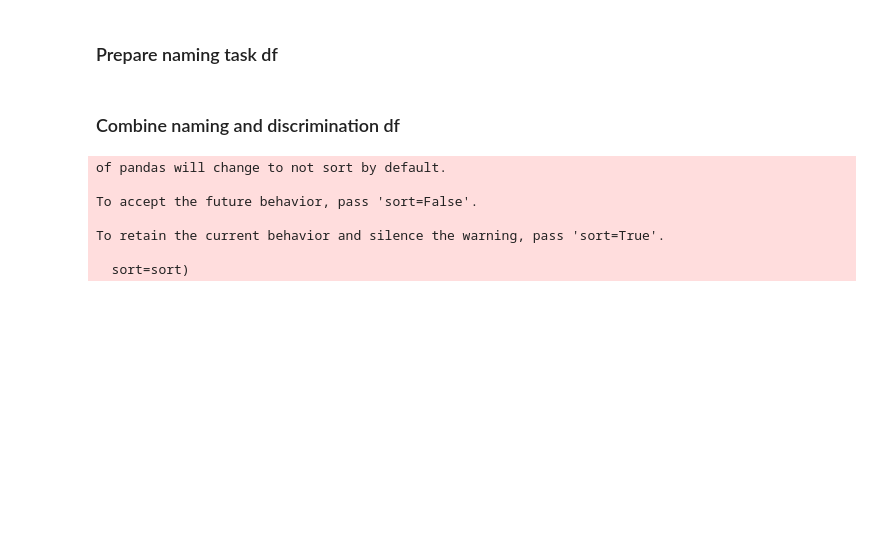
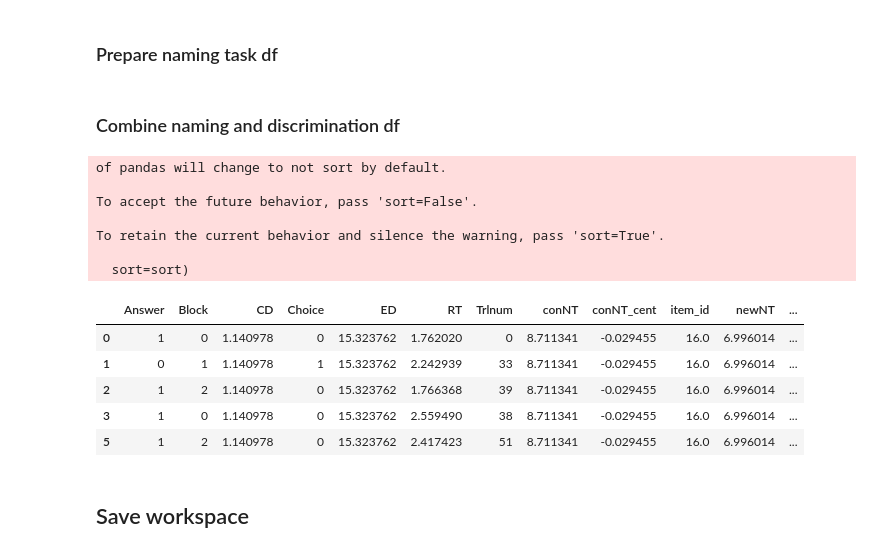
Before and after one commit to oliver-contier/ri_hmax, a Jupyter notebook: data_exploration.ipynb, the cells around one changed output. Saved outputs shown, nothing was run; the diff lists cells and outputs as text; code cells hidden in the pictures; blank space fills up the shorter version.

```diff
--- a/data_exploration.ipynb
+++ b/data_exploration.ipynb
@@ -660,7 +684,7 @@ Attache Paket: ‘TH.data’
 disc_df_r = disc_df[disc_df.Choice!=99]
 
 # drop irrelevant columns from pandas df to avoid rpy2 import error
-dropcols = ['Img', 'ImgName', 'AlterImgs', 'MousePos', 'ACA']
+dropcols = ['Img', 'ImgName', 'AlterImgs', 'MousePos', 'ACA', 'pattern']
 disc_df_r = disc_df_r.drop(columns=dropcols)
 
 # Convert variables to string which should be treated as catigorical by R
@@ -915,6 +919,9 @@ name_df_r = pd.concat(dfs)
 
 # add task name
 name_df_r['task'] = 'name'
+
+# only select correct responses
+name_df_r = name_df_r[name_df_r.Choice!=99]
 # %%
 # add item_id
 unique_images = sorted(np.unique(name_df_r.Img.values))
@@ -924,6 +931,10 @@ for img, item_id in zip(unique_images, range(len(unique_images))):
 
 # make item identifier categorical
 name_df_r['item_id'] = name_df_r['item_id'].astype('str')
+# %%
+# merge naming with neural typicality data frame
+name_df_r = pd.merge(name_df_r, nt_df, on=['Img'])
+assert len(np.unique(name_df_r.newNT.values)) == 64
 # %%
 # drop redundant / difficoult to import columns
 dropcols = ['Img', 'ImgName', 'AlterNames', 'MousePos']
@@ -940,6 +951,10 @@ To accept the future behavior, pass 'sort=False'.
 To retain the current behavior and silence the warning, pass 'sort=True'.
 
   sort=sort)
+# %%
+# drop more redundant columns
+dropcols = ['filename', 'category', 'pattern', 'vision', 'stim']
+df_total = df_total.drop(columns=dropcols)
 # %%
 # make categorical: block, sub, answer
 colnames = ['Block', 'sub', 'Answer']
@@ -948,3 +966,14 @@ for colname in colnames:
+# %%
+df_total.head()
+# %% [output]
+|  | Answer | Block | CD | Choice | ED | RT | Trlnum | conNT | conNT_cent | item_id | newNT | ... |
+| 0 | 1 | 0 | 1.140978 | 0 | 15.323762 | 1.762020 | 0 | 8.711341 | -0.029455 | 16.0 | 6.996014 | ... |
+| 1 | 0 | 1 | 1.140978 | 1 | 15.323762 | 2.242939 | 33 | 8.711341 | -0.029455 | 16.0 | 6.996014 | ... |
+| 2 | 1 | 2 | 1.140978 | 0 | 15.323762 | 1.766368 | 39 | 8.711341 | -0.029455 | 16.0 | 6.996014 | ... |
+| 3 | 1 | 0 | 1.140978 | 0 | 15.323762 | 2.559490 | 38 | 8.711341 | -0.029455 | 16.0 | 6.996014 | ... |
+| 5 | 1 | 2 | 1.140978 | 0 | 15.323762 | 2.417423 | 51 | 8.711341 | -0.029455 | 16.0 | 6.996014 | ... |
+# %% [markdown]
+## Save workspace
 # %%
 %%R -i df_total
 
```
Also changed, not shown: parts of 21 cells of this notebook, 2 other files.
